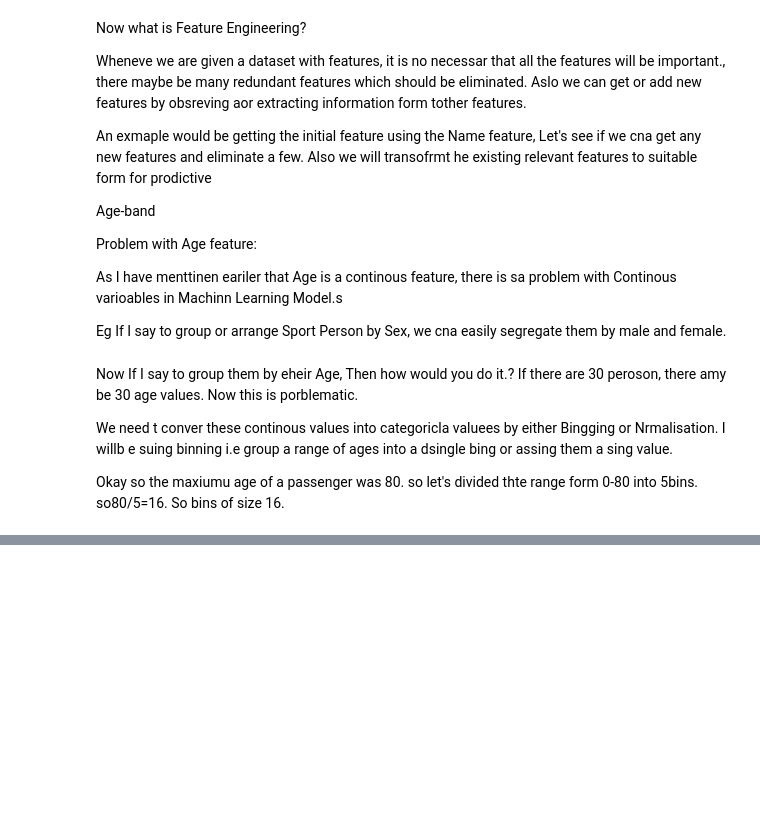
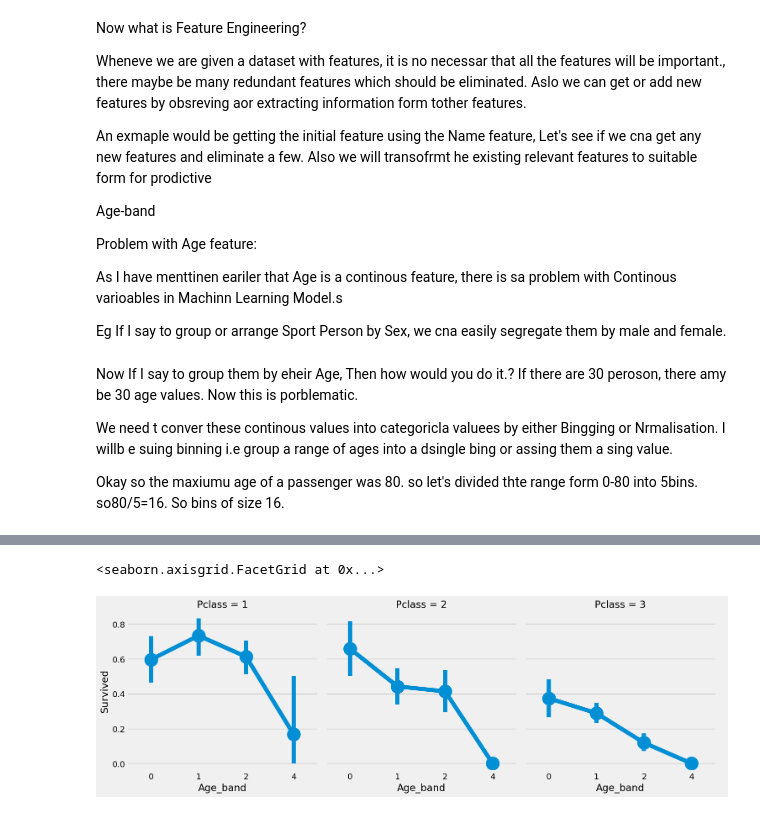
Before and after one commit to Highflying07/Data-Science, a Jupyter notebook: EDA_To_Prediction(DieTanic).ipynb, the cells around one changed output, grey strips where cells are left out. Drawn from its saved outputs; the diff is of its cells as text; code cells hidden in the pictures; blank space fills up the shorter version.

```diff
--- a/EDA_To_Prediction(DieTanic).ipynb
+++ b/EDA_To_Prediction(DieTanic).ipynb
@@ -642,0 +618,9 @@ df.loc
+# %%
+
+df['Age_band'] = 0
+df.loc[df['Age']<=16, 'Age_band'] = 0
+df.loc[(df['Age']>16) & (df['Age']<=32), 'Age_band'] = 1
+df.loc[(df['Age']>32) & (df['Age']<=48), 'Age_band'] = 2
+df.loc[(df['Age']>48) & (df['Age']<=64), 'Age_banc'] = 3
+df.loc[df['Age']>64, 'Age_band'] = 4
+df.head()
@@ -642,0 +654,5 @@ df.loc
+# %%
+sns.catplot(x= 'Age_band', y='Survived', data=df, col='Pclass', kind='point')
+# %% [output]
+<seaborn.axisgrid.FacetGrid at 0x...>
+[figure, added]
```
Also changed, not shown: parts of 20 cells of this notebook.
